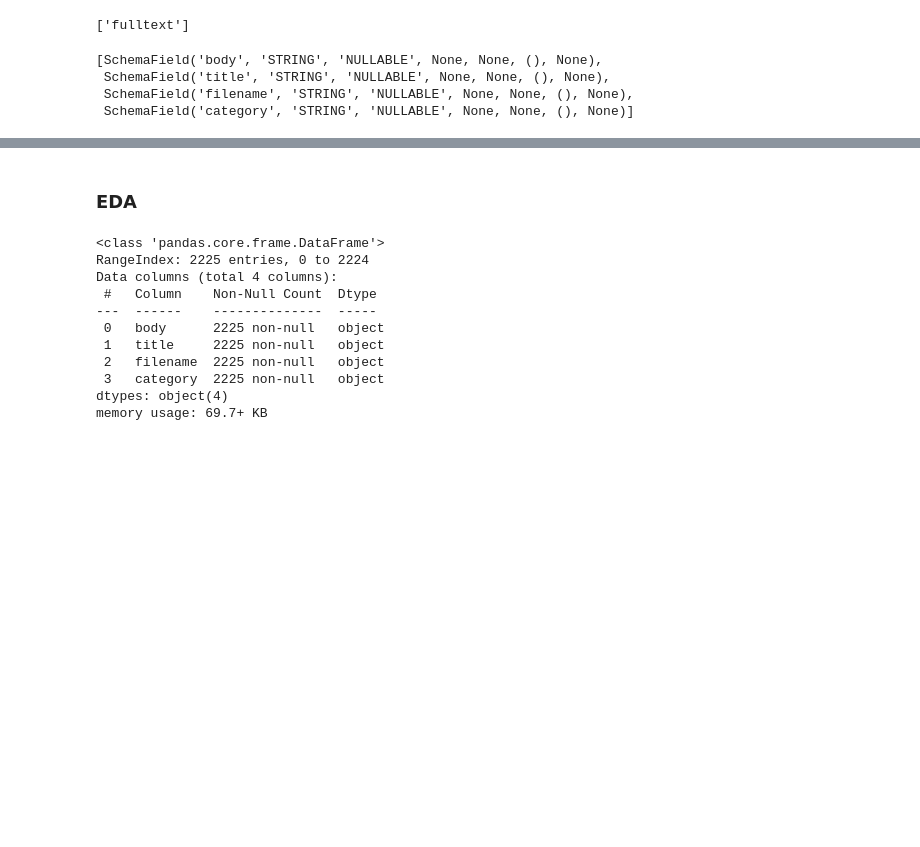
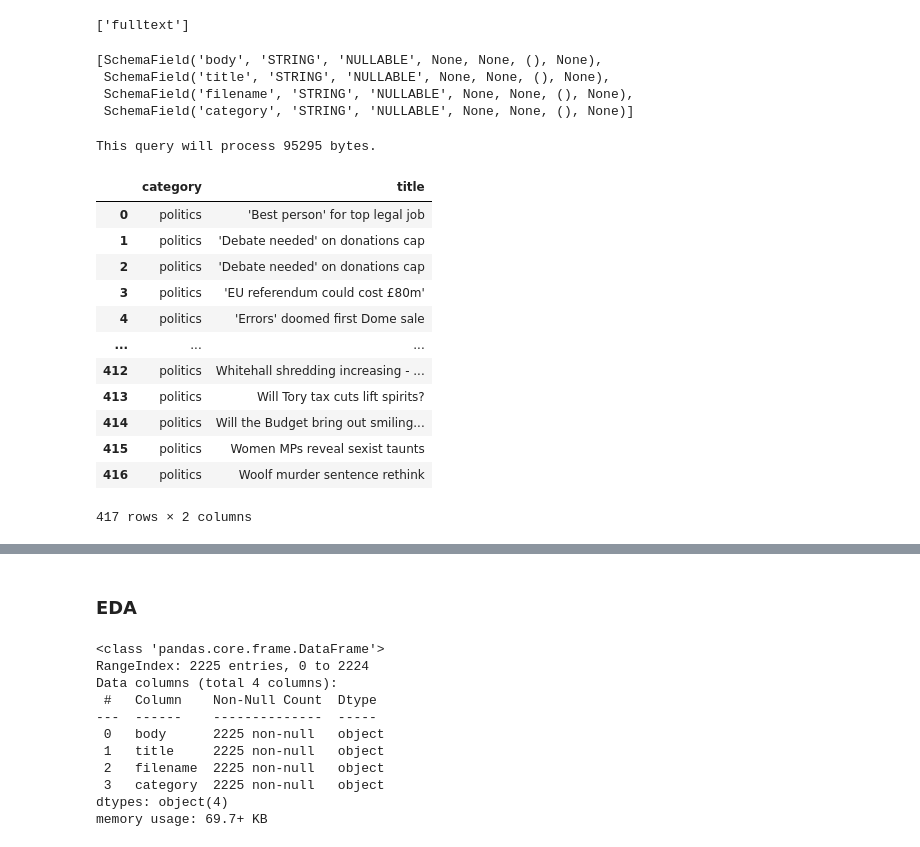
Before and after one commit to AnnaVerbytska/BBC_News, a Jupyter notebook: notebooks/EDA.ipynb, the cells around one changed output, grey strips where cells are left out. Drawn from its saved outputs; the diff is of its cells as text; code cells hidden in the pictures; blank space fills up the shorter version.

```diff
--- a/notebooks/EDA.ipynb
+++ b/notebooks/EDA.ipynb
@@ -36,6 +36,39 @@ table.schema
  SchemaField('title', 'STRING', 'NULLABLE', None, None, (), None),
  SchemaField('filename', 'STRING', 'NULLABLE', None, None, (), None),
  SchemaField('category', 'STRING', 'NULLABLE', None, None, (), None)]
+# %%
+query = """
+SELECT category, title
+FROM  `bigquery-public-data.bbc_news.fulltext`
+WHERE category = 'politics'
+ORDER BY title
+"""
+dry_run_config = bigquery.QueryJobConfig(dry_run=True)
+# Run dry run
+dry_run_query_job = client.query(query, job_config=dry_run_config)
+
+# Check the number of bytes the query would process
+print(f"This query will process {dry_run_query_job.total_bytes_processed} bytes.")
+# %% [output]
+This query will process 95295 bytes.
+# %%
+safe_config = bigquery.QueryJobConfig(maximum_bytes_billed = 10**10) # 1MB limit  # 10 GB limit - maximum_bytes_billed=10**10
+safe_query_job=client.query(query, job_config=safe_config)
+safe_query_job.to_dataframe()
+# %% [output]
+|  | category | title |
+| 0 | politics | 'Best person' for top legal job |
+| 1 | politics | 'Debate needed' on donations cap |
+| 2 | politics | 'Debate needed' on donations cap |
+| 3 | politics | 'EU referendum could cost £80m' |
+| 4 | politics | 'Errors' doomed first Dome sale |
+| ... | ... | ... |
+| 412 | politics | Whitehall shredding increasing - ... |
+| 413 | politics | Will Tory tax cuts lift spirits? |
+| 414 | politics | Will the Budget bring out smiling... |
+| 415 | politics | Women MPs reveal sexist taunts |
+| 416 | politics | Woolf murder sentence rethink |
+417 rows × 2 columns
 # %%
 # Put the table to a DataFrame and preview
 df = client.list_rows(table).to_dataframe()
```
Also changed, not shown: parts of 1 cell of this notebook, 1 other file.
